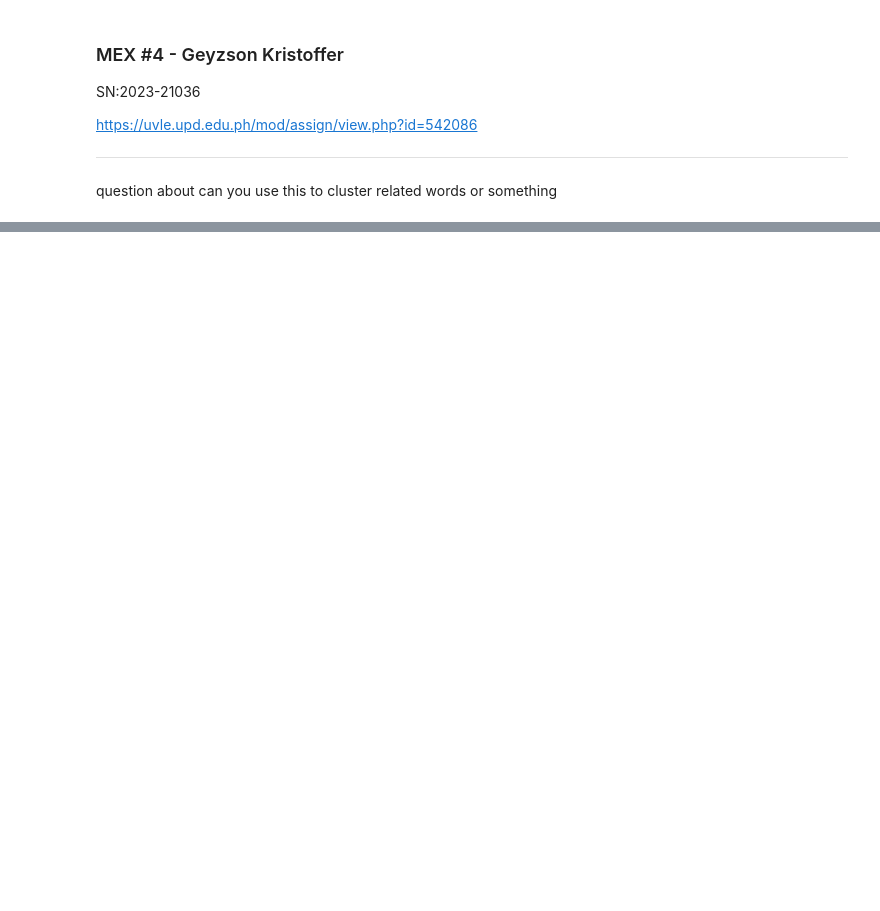
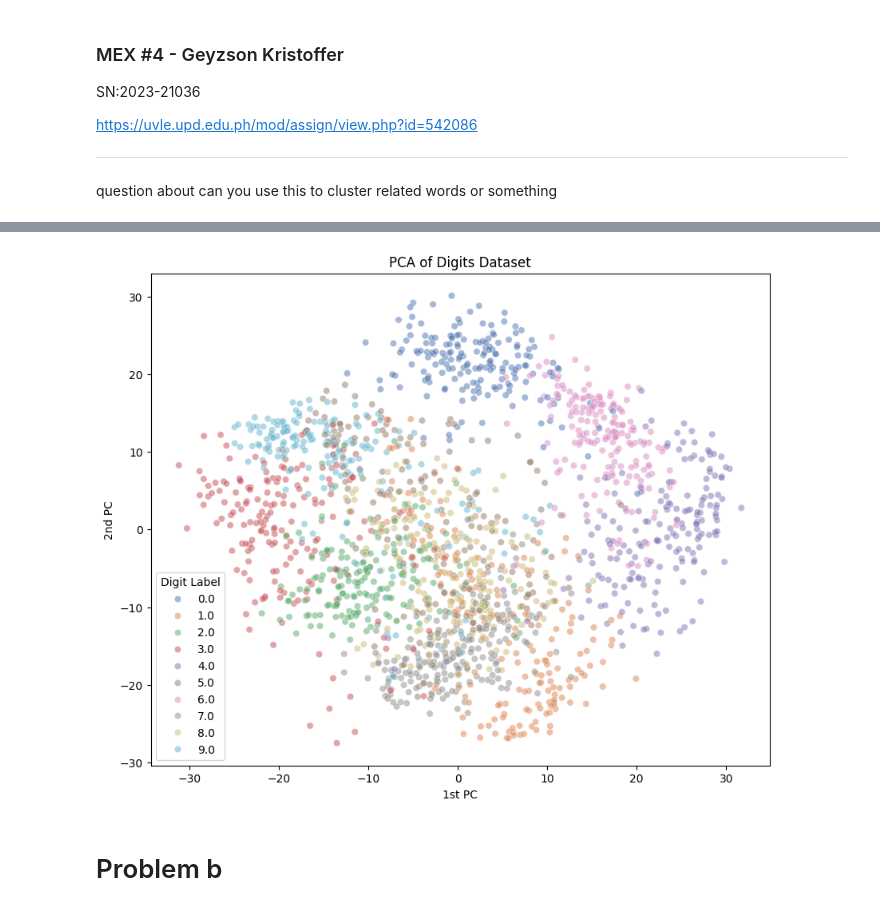
Before and after one commit to GeyzsoN/AI221, a Jupyter notebook: _gk_outputs/MEX 4/homena_mex_4.ipynb, the cells around one changed output, grey strips where cells are left out. Cells and saved outputs as stored; diff of their text form; code cells hidden in the pictures; blank space fills up the shorter version.

```diff
--- a/_gk_outputs/MEX 4/homena_mex_4.ipynb
+++ b/_gk_outputs/MEX 4/homena_mex_4.ipynb
@@ -81,0 +29,9 @@ X, y = load_digits(return_X_y=True)
+# %%
+X, y = load_digits(return_X_y=True)
+
+pca = PCA(n_components=2)
+X_pca = pca.fit_transform(X, y)
+var_digits = pca.explained_variance_ratio_
+cpv = np.cumsum(var_digits)*100
+print(f"Explained variance ratio:\t {var_digits}")
+print(f"Cumulative percent variance:\t {cpv}")
@@ -81,0 +57,12 @@ X, y = load_digits(return_X_y=True)
+# %%
+df_digits = pd.DataFrame(data=np.c_[X_pca, y],
+                         columns=['1st PC', '2nd PC', 'Digit Label'])
+
+plt.figure(figsize=(10, 8))
+sns.scatterplot(data=df_digits, x="1st PC", y="2nd PC", hue="Digit Label", palette="deep", alpha=0.5)
+plt.title('PCA of Digits Dataset')
+plt.show()
+# %% [output]
+[figure, added]
+# %% [markdown]
+# Problem b
```
Also changed, not shown: parts of 16 cells of this notebook.
